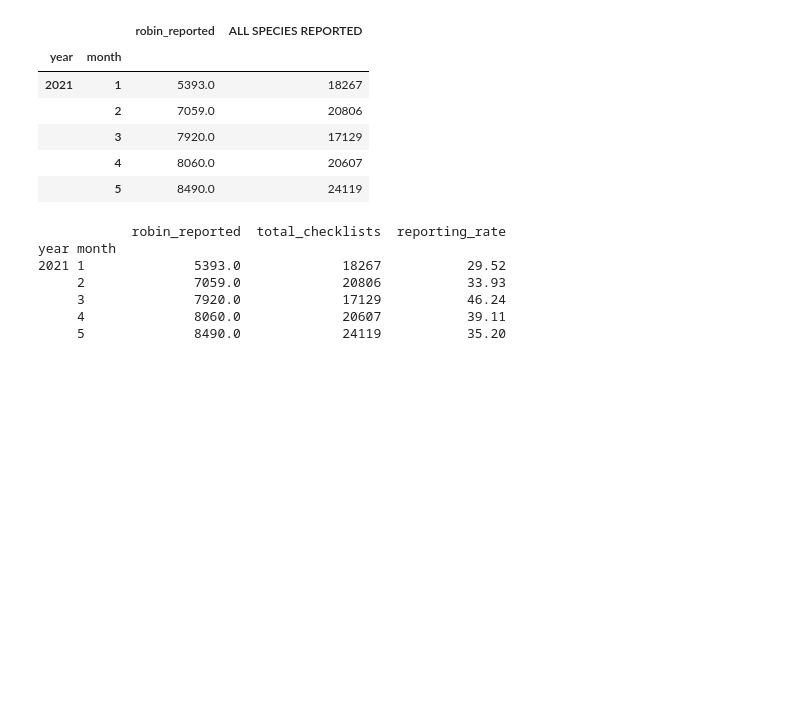
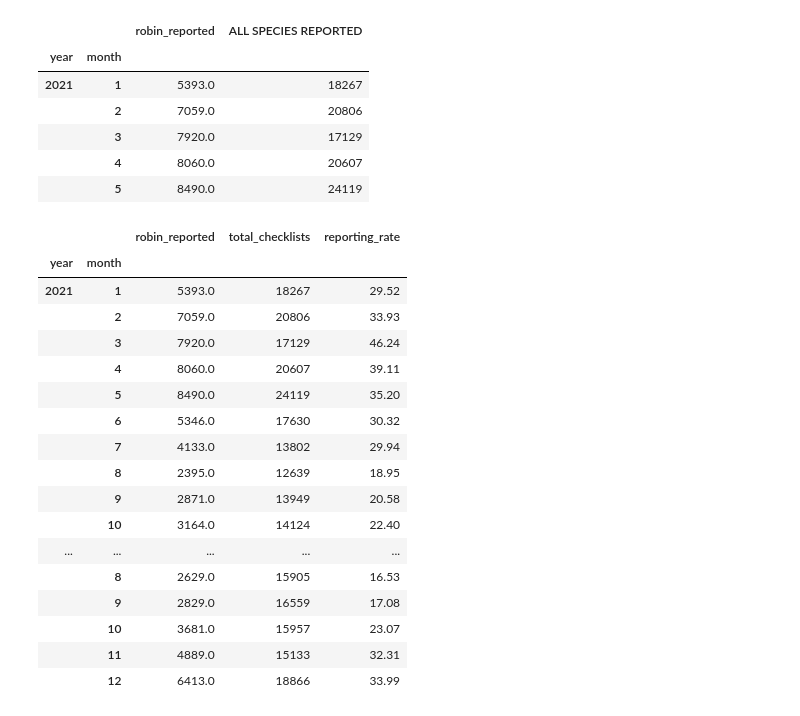
Before and after one commit to mhu732/american-robin-spring-analysis, a Jupyter notebook: american-robin.ipynb, the cells around one changed output. Cells and saved outputs as stored; diff of their text form; code cells hidden in the pictures; blank space fills up the shorter version.

```diff
--- a/american-robin.ipynb
+++ b/american-robin.ipynb
@@ -204,19 +204,30 @@ display(month_robins.head())
 # %%
 # Rename ALL SPECIES REPORTED to total_checklists
 month_robins = month_robins.rename(columns = {"ALL SPECIES REPORTED" : "total_checklists"})
 
 # Reporting rate = robin_reported / total_checklists
 month_robins["reporting_rate"] = month_robins["robin_reported"] / month_robins["total_checklists"]
 
 # Convert to percentage and round to 2 decimal digits
 month_robins["reporting_rate"] = (month_robins["reporting_rate"] * 100).round(2)
 
-print(month_robins.head())
+display(month_robins)
 # %% [output]
-            robin_reported  total_checklists  reporting_rate
-year month
-2021 1              5393.0             18267           29.52
-     2              7059.0             20806           33.93
-     3              7920.0             17129           46.24
-     4              8060.0             20607           39.11
-     5              8490.0             24119           35.20
+|  |  | robin_reported | total_checklists | reporting_rate |
+| year | month |  |  |  |
+| 2021 | 1 | 5393.0 | 18267 | 29.52 |
+|  | 2 | 7059.0 | 20806 | 33.93 |
+|  | 3 | 7920.0 | 17129 | 46.24 |
+|  | 4 | 8060.0 | 20607 | 39.11 |
+|  | 5 | 8490.0 | 24119 | 35.20 |
+|  | 6 | 5346.0 | 17630 | 30.32 |
+|  | 7 | 4133.0 | 13802 | 29.94 |
+|  | 8 | 2395.0 | 12639 | 18.95 |
+|  | 9 | 2871.0 | 13949 | 20.58 |
+|  | 10 | 3164.0 | 14124 | 22.40 |
+| ... | ... | ... | ... | ... |
+|  | 8 | 2629.0 | 15905 | 16.53 |
+|  | 9 | 2829.0 | 16559 | 17.08 |
+|  | 10 | 3681.0 | 15957 | 23.07 |
+|  | 11 | 4889.0 | 15133 | 32.31 |
+|  | 12 | 6413.0 | 18866 | 33.99 |
```
Also changed, not shown: parts of 6 cells of this notebook.
